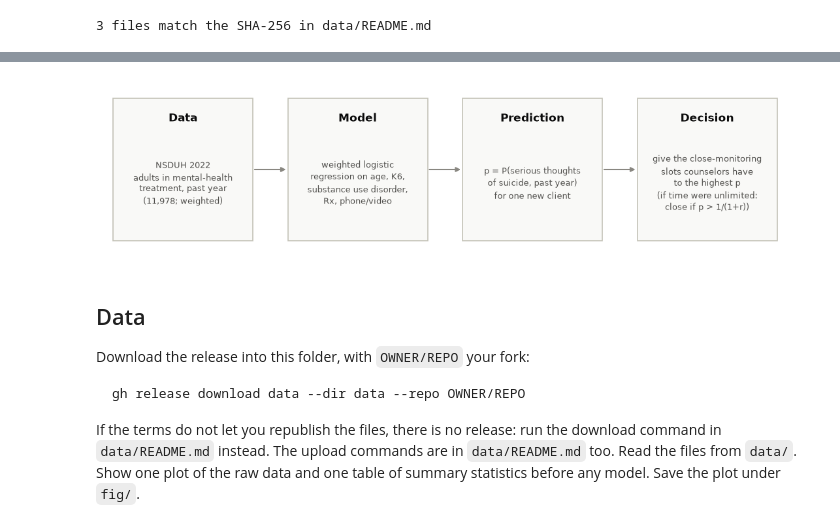
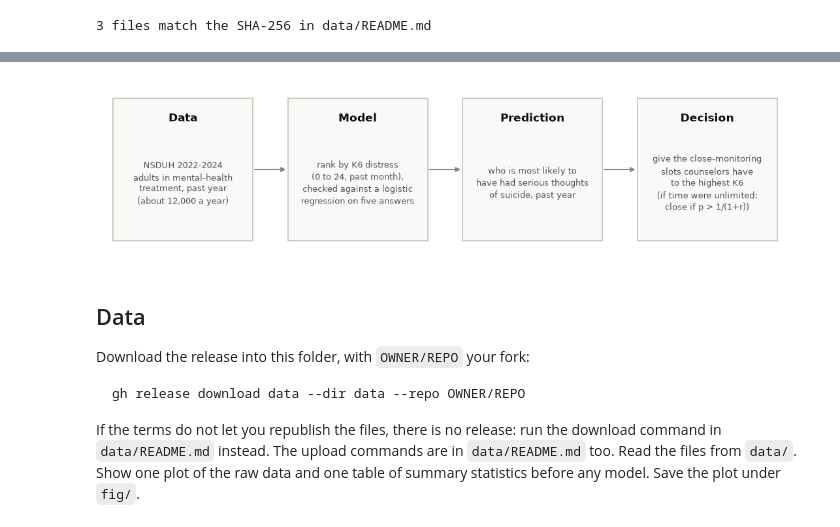
Before and after one commit to josemichaelrubio/aii600-final-project, a Jupyter notebook: analysis.ipynb, the cells around one changed output, grey strips where cells are left out. Drawn from its saved outputs; the diff is of its cells as text; code cells hidden in the pictures.

```diff
--- a/analysis.ipynb
+++ b/analysis.ipynb
@@ -60,23 +62,23 @@ One sentence, then the quantity with units and a time window. Save the layer dia
 # %%
 # Layer diagram: data -> model -> prediction -> decision.
 layers = [
-    ("Data", "NSDUH 2022\nadults in mental-health\ntreatment, past year\n(11,978; weighted)"),
-    ("Model", "weighted logistic\nregression on age, K6,\nsubstance use disorder,\nRx, phone/video"),
-    ("Prediction", "p = P(serious thoughts\nof suicide, past year)\nfor one new client"),
-    ("Decision", "give the close-monitoring\nslots counselors have\nto the highest p\n(if time were unlimited:\nclose if p > 1/(1+r))"),
+    ("Data", "NSDUH 2022-2024\nadults in mental-health\ntreatment, past year\n(about 12,000 a year)"),
+    ("Model", "rank by K6 distress\n(0 to 24, past month),\nchecked against a logistic\nregression on five answers"),
+    ("Prediction", "who is most likely to\nhave had serious thoughts\nof suicide, past year"),
+    ("Decision", "give the close-monitoring\nslots counselors have\nto the highest K6\n(if time were unlimited:\nclose if p > 1/(1+r))"),
 ]
 fig, ax = plt.subplots(figsize=(11, 2.9))
 ax.set_xlim(0, 4); ax.set_ylim(0, 1); ax.axis("off")
 for i, (head, body) in enumerate(layers):
     ax.add_patch(plt.Rectangle((i + 0.06, 0.08), 0.8, 0.84, facecolor="#f9f9f7", edgecolor="#c3c2b7", lw=1.2))
     ax.text(i + 0.46, 0.80, head, ha="center", va="center", fontsize=12, color="#0b0b0b", weight="bold")
     ax.text(i + 0.46, 0.42, body, ha="center", va="center", fontsize=9.5, color="#52514e", linespacing=1.4)
     if i < 3:
         ax.annotate("", xy=(i + 1.06, 0.5), xytext=(i + 0.86, 0.5),
                     arrowprops=dict(arrowstyle="-|>", color="#898781", lw=1.5))
 fig.tight_layout(); fig.savefig(FIG / "layers.png", dpi=150); plt.show()
 # %% [output]
-[figure, old version]
+[figure, new version]
 # %% [markdown]
 ## Data
 
```
Also changed, not shown: parts of 15 cells of this notebook, 9 other files.
